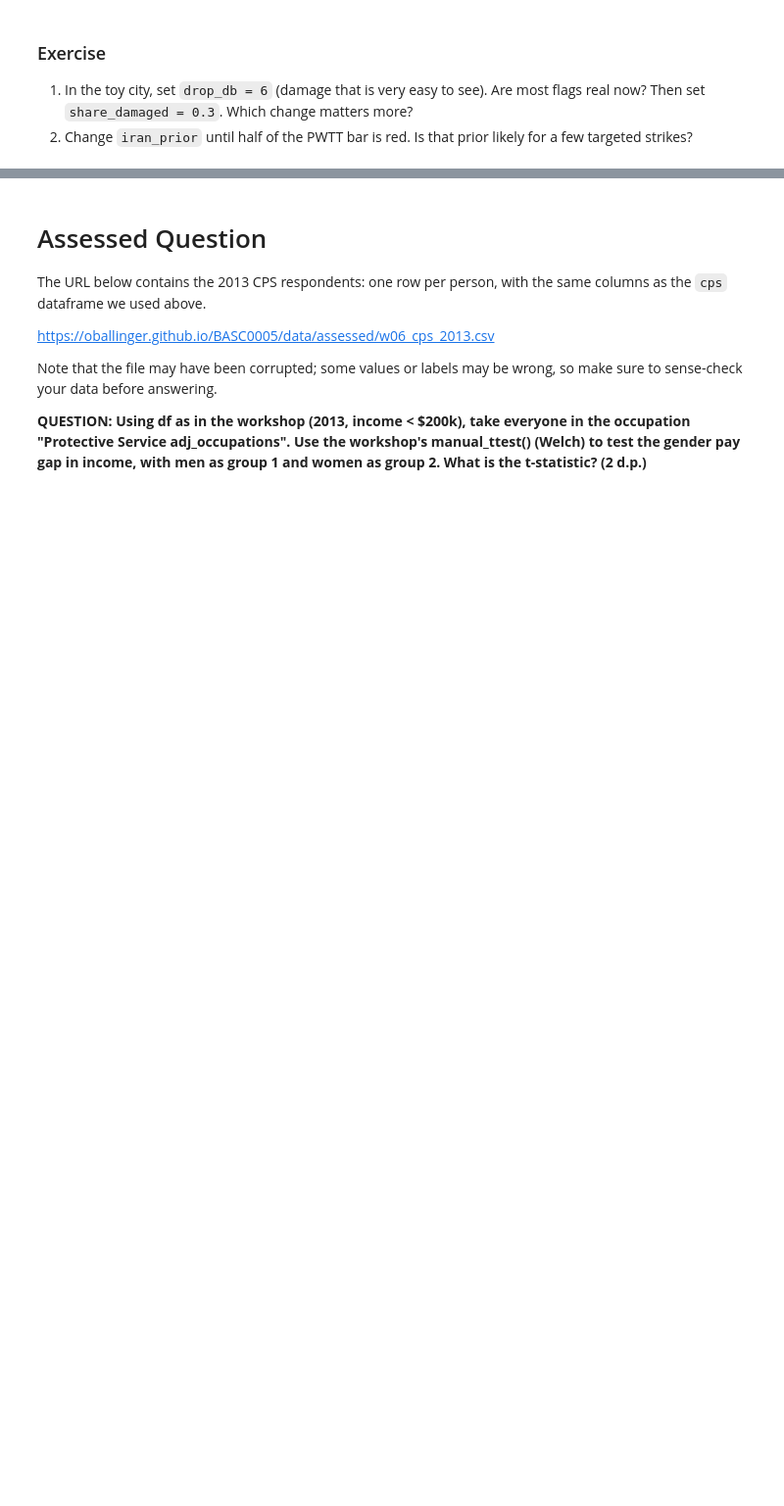
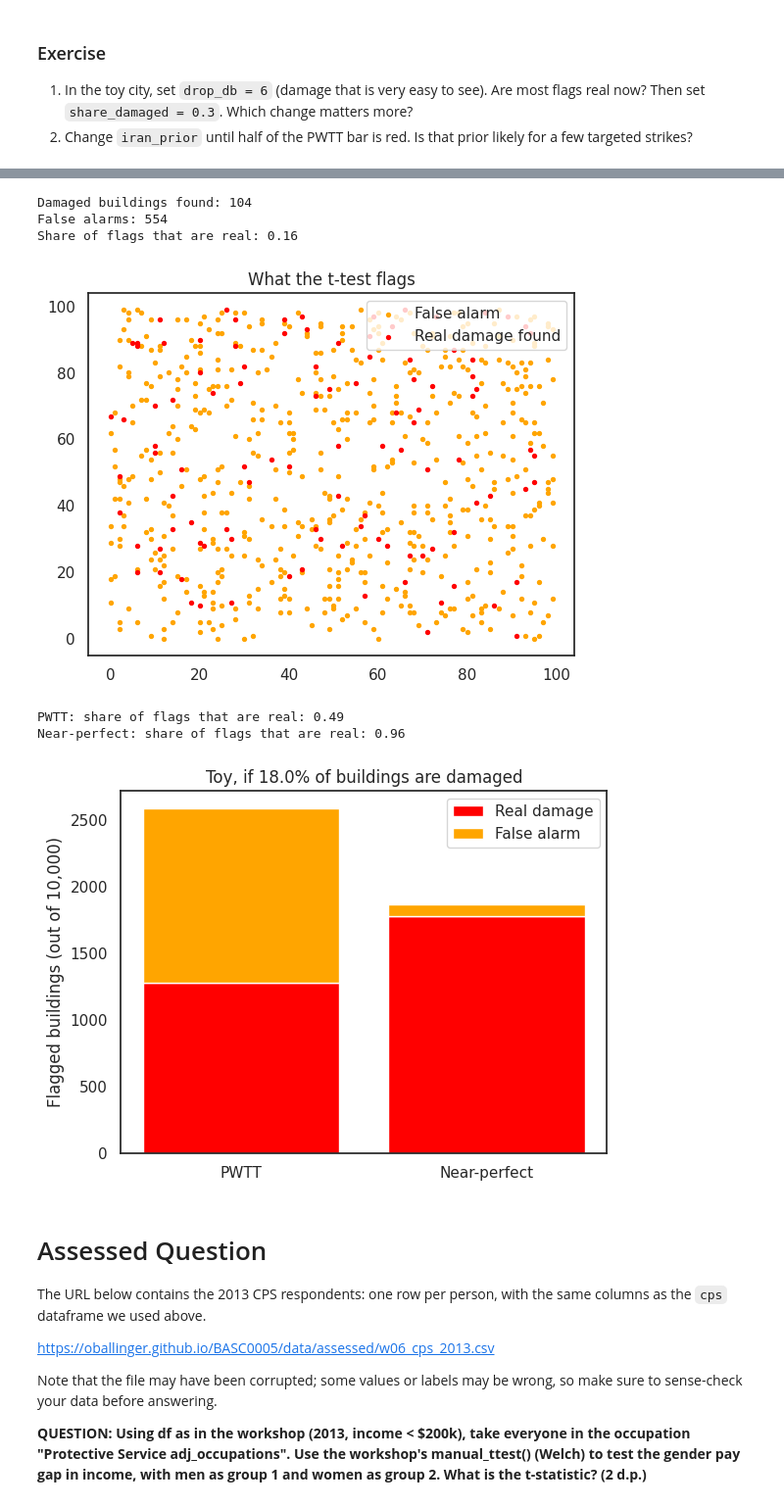
Before and after one commit to jasminebarry/BASC0005, a Jupyter notebook: notebooks/W06. Hypothesis Testing.ipynb, the cells around one changed output, grey strips where cells are left out. Shown at 98% size. Drawn from its saved outputs; the diff is of its cells as text; code cells hidden in the pictures; blank space fills up the shorter version.

```diff
--- a/notebooks/W06. Hypothesis Testing.ipynb
+++ b/notebooks/W06. Hypothesis Testing.ipynb
@@ -335,5 +332,71 @@ Near-perfect: share of flags that are real: 0.5
 # %%
 # your code here
+
+# ---- Change these and run the cell again ----
+share_damaged = 0.01 # 0.01 to 0.3   # the prior: the share of buildings that are damaged
+drop_db = 6           # how much damage lowers the radar signal (bigger = easier to see)
+alpha = 0.05           # flag a building if its p-value is below alpha
+# ----------------------------------------------
+
+rows = []                                          # an empty list: one entry per building
+for row in range(100):                             # the city is a grid of 100 rows...
+    for col in range(100):                         # ...and 100 columns: 10,000 buildings
+        damaged = np.random.random() < share_damaged   # True for about 1% of buildings
+        before = np.random.normal(0, 1, 12)        # 12 noisy radar images before the strikes
+        after = np.random.normal(0, 1, 4)          # 4 noisy radar images after the strikes
+        if damaged:                                # if this building is damaged...
+            after = after - drop_db                # ...its radar signal drops after the strikes
+        p_value = stats.ttest_ind(after, before, equal_var=False).pvalue   # one t-test for this building
+        rows.append({"row": row, "col": col, "damaged": damaged, "flagged": p_value < alpha})   # save the result
+city = pd.DataFrame(rows)                          # turn the list into a table
+
+real = city[(city["damaged"] == True) & (city["flagged"] == True)]     # damaged and flagged: real damage found
+false = city[(city["damaged"] == False) & (city["flagged"] == True)]   # intact but flagged: false alarms
+
+print("Damaged buildings found:", len(real))           # how many of them the test found
+print("False alarms:", len(false))                     # how many intact buildings were flagged
+print("Share of flags that are real:", round(len(real) / (len(real) + len(false)), 2))   # real flags / all flags
+
+plt.scatter(false["col"], false["row"], color="orange", s=8, label="False alarm")        # false alarms in orange
+plt.scatter(real["col"], real["row"], color="red", s=8, label="Real damage found")       # real damage in red
+plt.title("What the t-test flags")                 # add a title
+plt.legend(loc="upper right")                      # show the labels
+plt.show()                                         # draw the plot
+
+
+# ---- Change this and run the cell again ----
+# half-red (half-damaged) = 0.71 × π = 0.16 × (1 − π). Solving gives π = 0.16 / 0.87 ≈ 0.18
+toy_prior = 0.18 # 0.01 to 0.18 for half red  # your guess: the share of buildings damaged in the area you map
+# --------------------------------------------
+
+buildings = 10000                                  # imagine an area with 10,000 buildings
+damaged = toy_prior * buildings                   # the number of damaged buildings
+intact = buildings - damaged                       # the number of intact buildings
+
+pwtt_real = 0.71 * damaged                         # the PWTT finds 71% of damaged buildings
+pwtt_false = 0.16 * intact                         # the PWTT flags 16% of intact buildings (false alarms)
+
+best_real = 0.99 * damaged                         # a near-perfect detector finds 99% of damaged buildings
+best_false = 0.01 * intact                         # and flags only 1% of intact buildings
+
+print("PWTT: share of flags that are real:", round(pwtt_real / (pwtt_real + pwtt_false), 2))          # real / all flags
+print("Near-perfect: share of flags that are real:", round(best_real / (best_real + best_false), 2))  # real / all flags
+
+detectors = ["PWTT", "Near-perfect"]               # the names of the two bars
+plt.bar(detectors, [pwtt_real, best_real], color="red", label="Real damage")    # the red part of each bar
+plt.bar(detectors, [pwtt_false, best_false], bottom=[pwtt_real, best_real], color="orange", label="False alarm")   # orange on top
+plt.ylabel("Flagged buildings (out of 10,000)")    # label the y-axis
+plt.title("Toy, if " + str(toy_prior * 100) + "% of buildings are damaged")   # the title shows your prior
+plt.legend()                                       # show the labels
+plt.show()                                         # draw the plot
+# %% [output]
+Damaged buildings found: 104
+False alarms: 554
+Share of flags that are real: 0.16
+[figure, added]
+PWTT: share of flags that are real: 0.49
+Near-perfect: share of flags that are real: 0.96
+[figure, added]
 # %% [markdown]
 # Assessed Question
 
```
Also changed, not shown: parts of 12 cells of this notebook.
